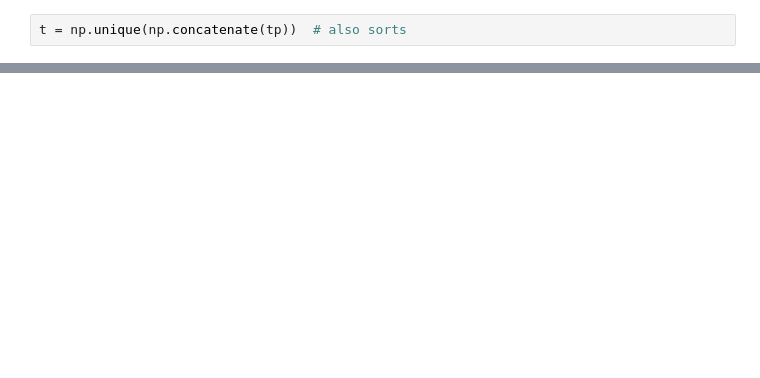
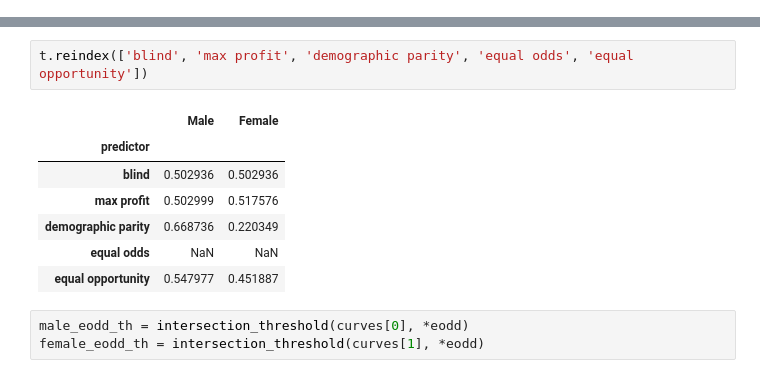
Before and after one commit to leevironty/stat-ml-project, a Jupyter notebook: main.ipynb, the cells around one changed output, grey strips where cells are left out. Saved outputs shown, nothing was run; the diff lists cells and outputs as text; blank space fills up the shorter version.

```diff
--- a/main.ipynb
+++ b/main.ipynb
@@ -546,2 +0,0 @@ ls[1].shape
-# %%
-t = np.unique(np.concatenate(tp))  # also sorts
@@ -573,0 +211,13 @@ Error:
+# %%
+t.reindex(['blind', 'max profit', 'demographic parity', 'equal odds', 'equal opportunity'])
+# %% [output]
+|  | Male | Female |
+| predictor |  |  |
+| blind | 0.502936 | 0.502936 |
+| max profit | 0.502999 | 0.517576 |
+| demographic parity | 0.668736 | 0.220349 |
+| equal odds | NaN | NaN |
+| equal opportunity | 0.547977 | 0.451887 |
+# %%
+male_eodd_th = intersection_threshold(curves[0], *eodd)
+female_eodd_th = intersection_threshold(curves[1], *eodd)
```
Also changed, not shown: parts of 99 cells of this notebook, 8 other files.
